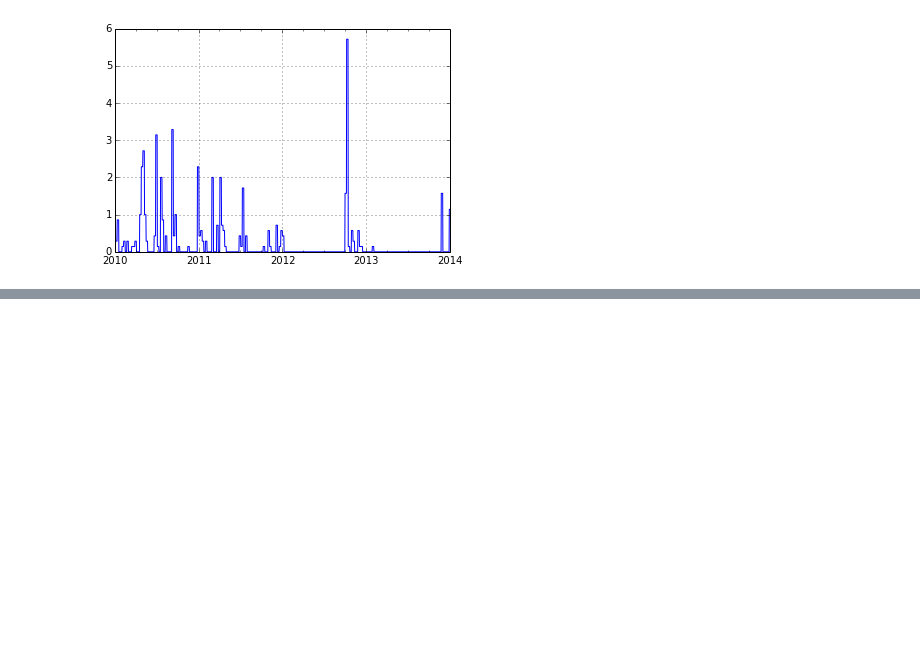
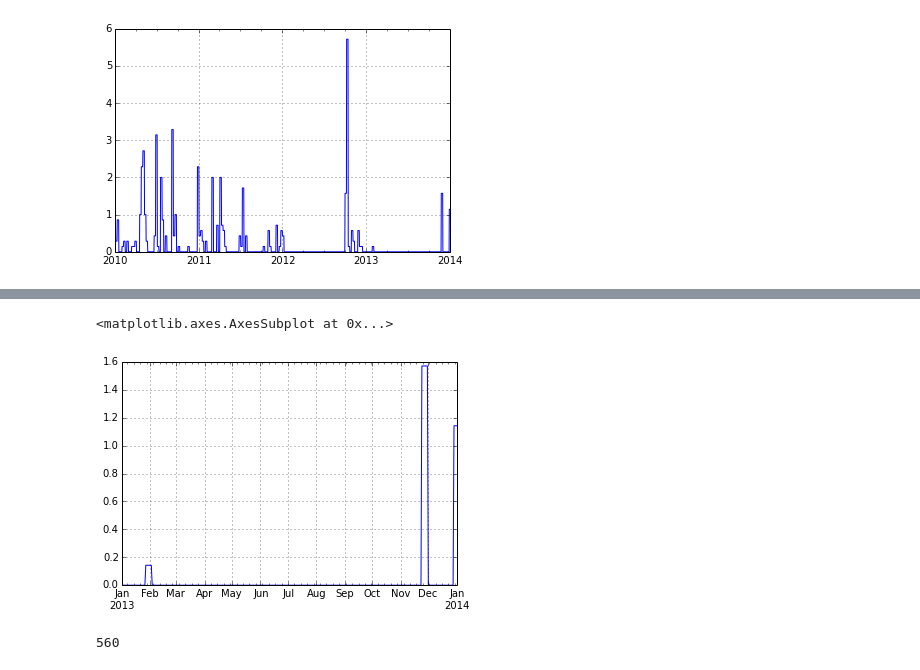
Before and after one commit to gauthamnair/repopulse, a Jupyter notebook: exploringFeatureMaking.ipynb, the cells around one changed output, grey strips where cells are left out. Saved outputs shown, nothing was run; the diff lists cells and outputs as text; code cells hidden in the pictures; blank space fills up the shorter version.

```diff
--- a/exploringFeatureMaking.ipynb
+++ b/exploringFeatureMaking.ipynb
@@ -192,0 +240,5 @@ x.plot()
+# %%
+z.ix['2013-01-01':'2014-01-01'].plot()
+# %% [output]
+<matplotlib.axes.AxesSubplot at 0x...>
+[figure, added]
@@ -192,0 +250,4 @@ x.plot()
+# %%
+totalCommitsInPeriodStarting(hadleyPlyr['commits_num'], daysIntoFuture=365*10).sum()
+# %% [output]
+560
```
Also changed, not shown: parts of 9 cells of this notebook.
